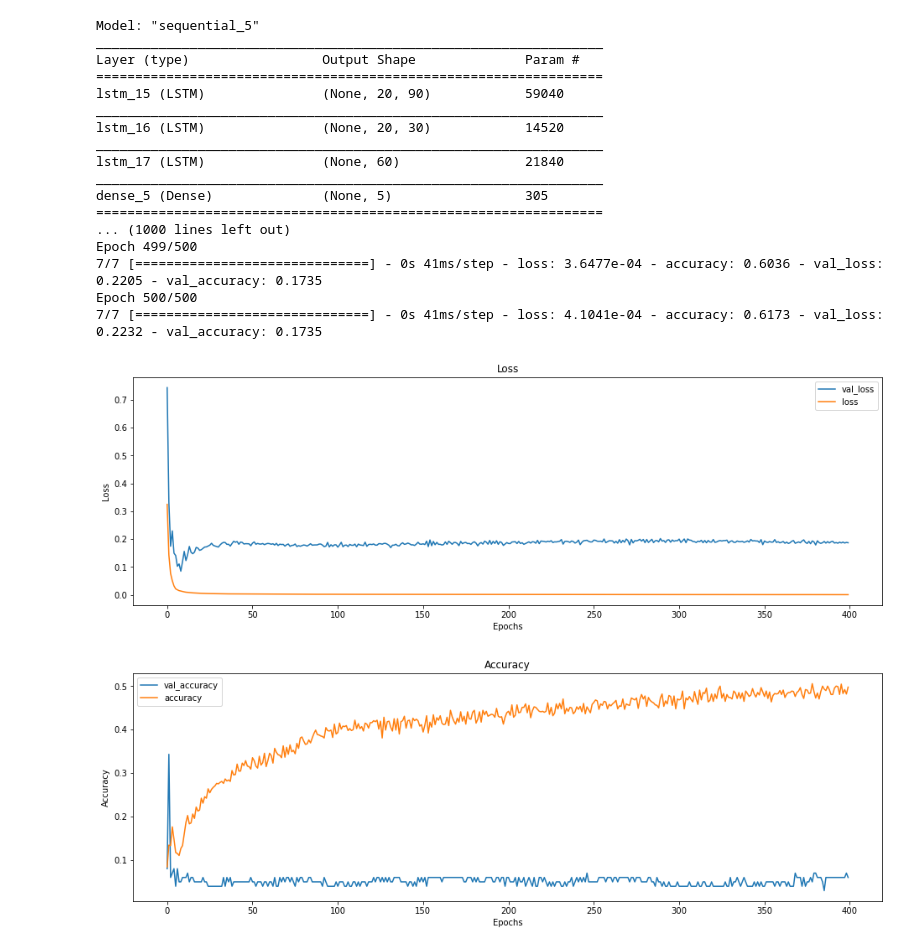
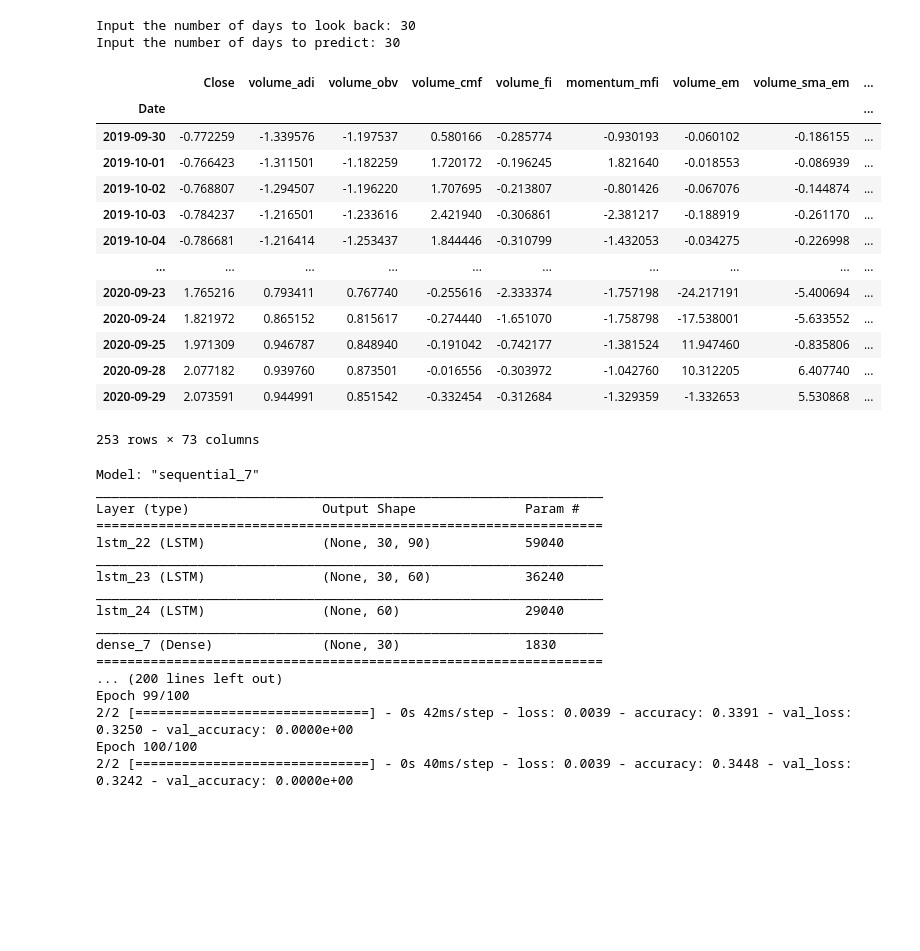
Before and after one commit to AhadKhan98/AI-Stock-Prediction, a Jupyter notebook: Stock Prediction.ipynb, the cells around one changed output. Saved outputs shown, nothing was run; the diff lists cells and outputs as text; code cells hidden in the pictures; blank space fills up the shorter version.

```diff
--- a/Stock Prediction.ipynb
+++ b/Stock Prediction.ipynb
@@ -26,21 +26,44 @@ data_frame = pd.read_csv("SPY_historical_data.csv")
+# %%
+days_to_learn = int(input("Input the number of days to look back: "))
+days_to_predict = int(input("Input the number of days to predict: "))
+# %% [output]
+Input the number of days to look back: 30
+Input the number of days to predict: 30
 # %%
 data_frame['Date'] = pd.to_datetime(data_frame.Date)
 data_frame.set_index('Date', inplace=True)
 data_frame.dropna(inplace=True)
 
 data_frame = ta.add_all_ta_features(data_frame, open="Open", high="High", low="Low", close="Close", volume="Volume", fillna=True)
 
 data_frame.drop(["Open", "High", "Low", "Adj Close", "Volume"], axis = 1, inplace = True)
 
 data_frame = data_frame.tail(1000)
 
 close_scaler = RobustScaler()
 
 close_scaler.fit(data_frame[['Close']])
 
 scaler = RobustScaler()
 
 data_frame = pd.DataFrame(scaler.fit_transform(data_frame), columns = data_frame.columns, index = data_frame.index)
+
+data_frame
+# %% [output]
+|  | Close | volume_adi | volume_obv | volume_cmf | volume_fi | momentum_mfi | volume_em | volume_sma_em | ... |
+| Date |  |  |  |  |  |  |  |  | ... |
+| 2019-09-30 | -0.772259 | -1.339576 | -1.197537 | 0.580166 | -0.285774 | -0.930193 | -0.060102 | -0.186155 | ... |
+| 2019-10-01 | -0.766423 | -1.311501 | -1.182259 | 1.720172 | -0.196245 | 1.821640 | -0.018553 | -0.086939 | ... |
+| 2019-10-02 | -0.768807 | -1.294507 | -1.196220 | 1.707695 | -0.213807 | -0.801426 | -0.067076 | -0.144874 | ... |
+| 2019-10-03 | -0.784237 | -1.216501 | -1.233616 | 2.421940 | -0.306861 | -2.381217 | -0.188919 | -0.261170 | ... |
+| 2019-10-04 | -0.786681 | -1.216414 | -1.253437 | 1.844446 | -0.310799 | -1.432053 | -0.034275 | -0.226998 | ... |
+| ... | ... | ... | ... | ... | ... | ... | ... | ... | ... |
+| 2020-09-23 | 1.765216 | 0.793411 | 0.767740 | -0.255616 | -2.333374 | -1.757198 | -24.217191 | -5.400694 | ... |
+| 2020-09-24 | 1.821972 | 0.865152 | 0.815617 | -0.274440 | -1.651070 | -1.758798 | -17.538001 | -5.633552 | ... |
+| 2020-09-25 | 1.971309 | 0.946787 | 0.848940 | -0.191042 | -0.742177 | -1.381524 | 11.947460 | -0.835806 | ... |
+| 2020-09-28 | 2.077182 | 0.939760 | 0.873501 | -0.016556 | -0.303972 | -1.042760 | 10.312205 | 6.407740 | ... |
+| 2020-09-29 | 2.073591 | 0.944991 | 0.851542 | -0.332454 | -0.312684 | -1.329359 | -1.332653 | 5.530868 | ... |
+253 rows × 73 columns
 # %%
 def split_sequence(seq, n_steps_in, n_steps_out):
     """
@@ -182,7 +181,7 @@ model.add(LSTM(90,
                input_shape=(days_learn, features)))
 
 layer_maker(n_layers=1,
-            n_nodes=30,
+            n_nodes=60,
             activation=activ)
 
 model.add(LSTM(60, activation=activ))
@@ -193,30 +192,25 @@ model.summary()
 
 model.compile(optimizer='adam', loss='mse', metrics=['accuracy'])
 
-res = model.fit(x, y, epochs=500, batch_size=128, validation_split=0.1)
+res = model.fit(x, y, epochs=100, batch_size=128, validation_split=0.1)
 # %% [output]
-Model: "sequential_5"
+Model: "sequential_7"
 _________________________________________________________________
 Layer (type)                 Output Shape              Param #
 =================================================================
-lstm_15 (LSTM)               (None, 20, 90)            59040
+lstm_22 (LSTM)               (None, 30, 90)            59040
 _________________________________________________________________
-lstm_16 (LSTM)               (None, 20, 30)            14520
+lstm_23 (LSTM)               (None, 30, 60)            36240
 _________________________________________________________________
-lstm_17 (LSTM)               (None, 60)                21840
+lstm_24 (LSTM)               (None, 60)                29040
 _________________________________________________________________
-dense_5 (Dense)              (None, 5)                 305
+dense_7 (Dense)              (None, 30)                1830
 =================================================================
-... (1000 lines left out)
-Epoch 499/500
-7/7 [==============================] - 0s 41ms/step - loss: 3.6477e-04 - accuracy: 0.6036 - val_loss: 0.2205 - val_accuracy: 0.1735
-Epoch 500/500
-7/7 [==============================] - 0s 41ms/step - loss: 4.1041e-04 - accuracy: 0.6173 - val_loss: 0.2232 - val_accuracy: 0.1735
+... (200 lines left out)
+Epoch 99/100
+2/2 [==============================] - 0s 42ms/step - loss: 0.0039 - accuracy: 0.3391 - val_loss: 0.3250 - val_accuracy: 0.0000e+00
+Epoch 100/100
+2/2 [==============================] - 0s 40ms/step - loss: 0.0039 - accuracy: 0.3448 - val_loss: 0.3242 - val_accuracy: 0.0000e+00
-# %%
-visualize_training_results(res)
-# %% [output]
-[figure, removed]
-[figure, removed]
 # %%
 # Transforming the actual values to their original price
 actual = pd.DataFrame(close_scaler.inverse_transform(data_frame[["Close"]]),
```
Also changed, not shown: parts of 5 cells of this notebook, 1 other file.
